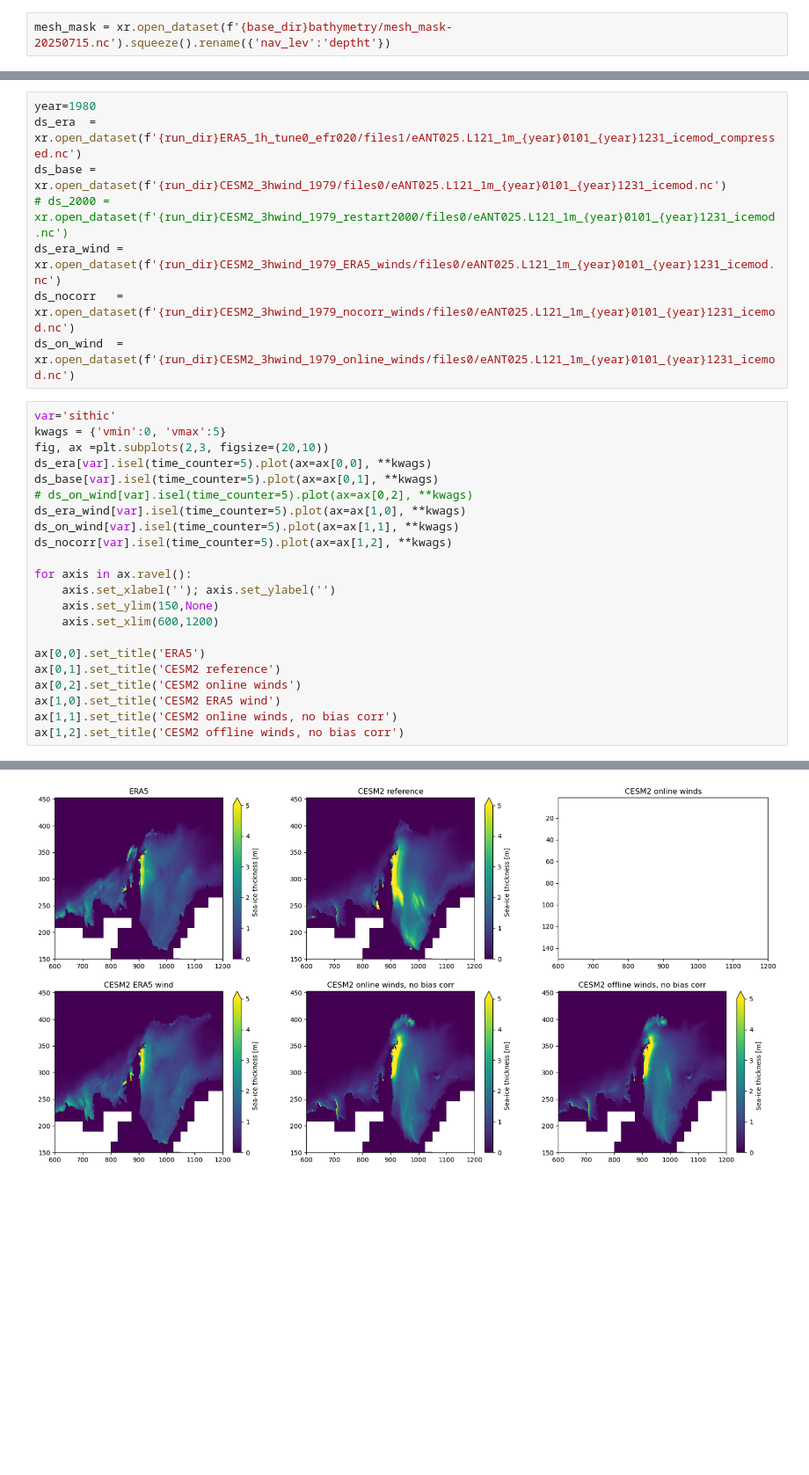
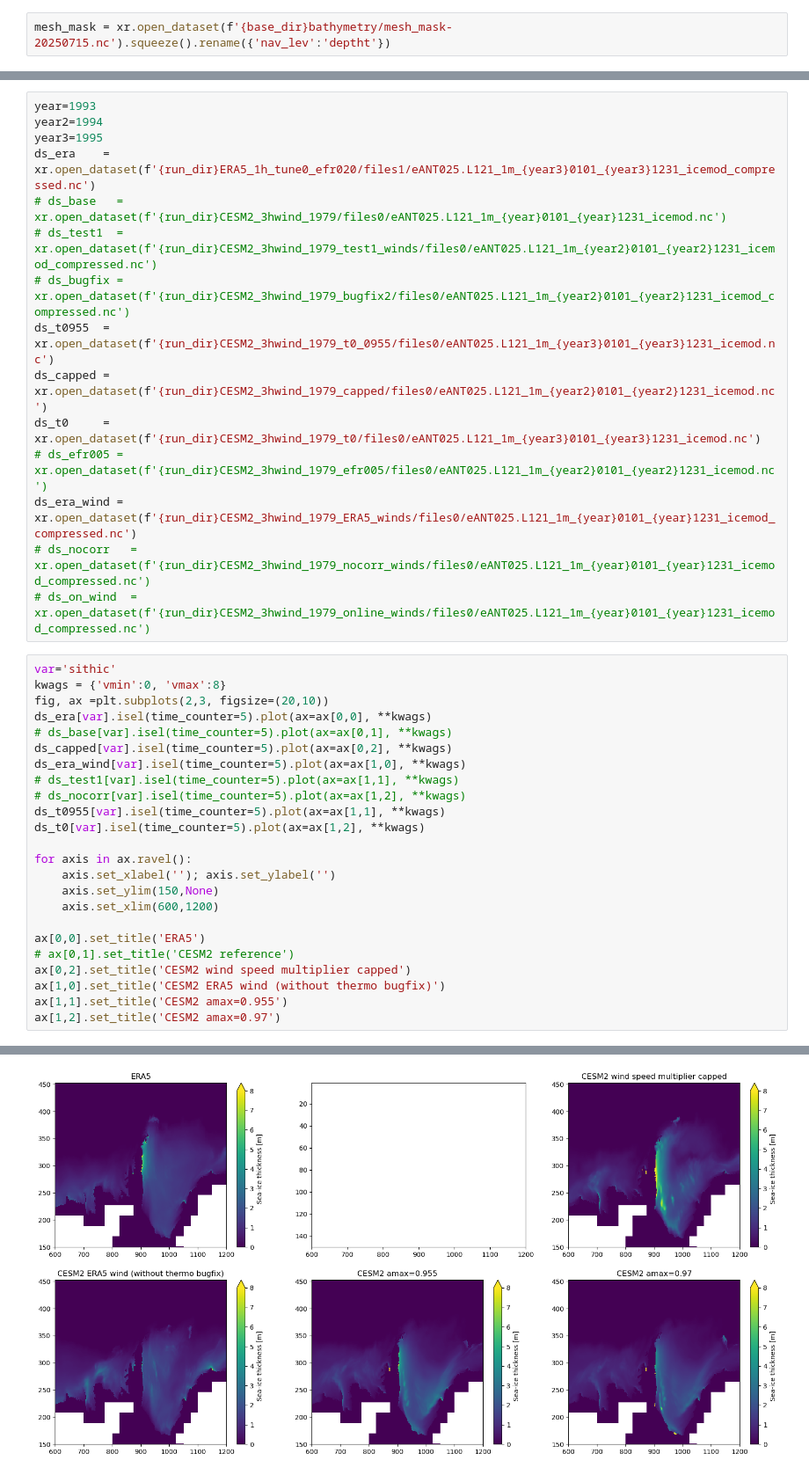
Before and after one commit to brogalla/analysis-birgal, a Jupyter notebook: nemo_config_setup/climate-experiments/CESM2/present_day_sea_ice.ipynb, the cells around one changed output, grey strips where cells are left out. Shown at 88% size. Saved outputs shown, nothing was run; the diff lists cells and outputs as text; blank space fills up the shorter version.

```diff
--- a/nemo_config_setup/climate-experiments/CESM2/present_day_sea_ice.ipynb
+++ b/nemo_config_setup/climate-experiments/CESM2/present_day_sea_ice.ipynb
@@ -15,21 +30,30 @@ mesh_mask = xr.open_dataset(f'{base_dir}bathymetry/mesh_mask-20250715.nc').squee
 # %%
-year=1980
-ds_era  = xr.open_dataset(f'{run_dir}ERA5_1h_tune0_efr020/files1/eANT025.L121_1m_{year}0101_{year}1231_icemod_compressed.nc')
-ds_base = xr.open_dataset(f'{run_dir}CESM2_3hwind_1979/files0/eANT025.L121_1m_{year}0101_{year}1231_icemod.nc')
-# ds_2000 = xr.open_dataset(f'{run_dir}CESM2_3hwind_1979_restart2000/files0/eANT025.L121_1m_{year}0101_{year}1231_icemod.nc')
-ds_era_wind = xr.open_dataset(f'{run_dir}CESM2_3hwind_1979_ERA5_winds/files0/eANT025.L121_1m_{year}0101_{year}1231_icemod.nc')
-ds_nocorr   = xr.open_dataset(f'{run_dir}CESM2_3hwind_1979_nocorr_winds/files0/eANT025.L121_1m_{year}0101_{year}1231_icemod.nc')
-ds_on_wind  = xr.open_dataset(f'{run_dir}CESM2_3hwind_1979_online_winds/files0/eANT025.L121_1m_{year}0101_{year}1231_icemod.nc')
+year=1993
+year2=1994
+year3=1995
+ds_era    = xr.open_dataset(f'{run_dir}ERA5_1h_tune0_efr020/files1/eANT025.L121_1m_{year3}0101_{year3}1231_icemod_compressed.nc')
+# ds_base   = xr.open_dataset(f'{run_dir}CESM2_3hwind_1979/files0/eANT025.L121_1m_{year}0101_{year}1231_icemod.nc')
+# ds_test1  = xr.open_dataset(f'{run_dir}CESM2_3hwind_1979_test1_winds/files0/eANT025.L121_1m_{year2}0101_{year2}1231_icemod_compressed.nc')
+# ds_bugfix = xr.open_dataset(f'{run_dir}CESM2_3hwind_1979_bugfix2/files0/eANT025.L121_1m_{year2}0101_{year2}1231_icemod_compressed.nc')
+ds_t0955  = xr.open_dataset(f'{run_dir}CESM2_3hwind_1979_t0_0955/files0/eANT025.L121_1m_{year3}0101_{year3}1231_icemod.nc')
+ds_capped = xr.open_dataset(f'{run_dir}CESM2_3hwind_1979_capped/files0/eANT025.L121_1m_{year2}0101_{year2}1231_icemod.nc')
+ds_t0     = xr.open_dataset(f'{run_dir}CESM2_3hwind_1979_t0/files0/eANT025.L121_1m_{year3}0101_{year3}1231_icemod.nc')
+# ds_efr005 = xr.open_dataset(f'{run_dir}CESM2_3hwind_1979_efr005/files0/eANT025.L121_1m_{year2}0101_{year2}1231_icemod.nc')
+ds_era_wind = xr.open_dataset(f'{run_dir}CESM2_3hwind_1979_ERA5_winds/files0/eANT025.L121_1m_{year}0101_{year}1231_icemod_compressed.nc')
+# ds_nocorr   = xr.open_dataset(f'{run_dir}CESM2_3hwind_1979_nocorr_winds/files0/eANT025.L121_1m_{year}0101_{year}1231_icemod_compressed.nc')
+# ds_on_wind  = xr.open_dataset(f'{run_dir}CESM2_3hwind_1979_online_winds/files0/eANT025.L121_1m_{year}0101_{year}1231_icemod_compressed.nc')
 # %%
 var='sithic'
-kwags = {'vmin':0, 'vmax':5}
+kwags = {'vmin':0, 'vmax':8}
 fig, ax =plt.subplots(2,3, figsize=(20,10))
 ds_era[var].isel(time_counter=5).plot(ax=ax[0,0], **kwags)
-ds_base[var].isel(time_counter=5).plot(ax=ax[0,1], **kwags)
-# ds_on_wind[var].isel(time_counter=5).plot(ax=ax[0,2], **kwags)
+# ds_base[var].isel(time_counter=5).plot(ax=ax[0,1], **kwags)
+ds_capped[var].isel(time_counter=5).plot(ax=ax[0,2], **kwags)
 ds_era_wind[var].isel(time_counter=5).plot(ax=ax[1,0], **kwags)
-ds_on_wind[var].isel(time_counter=5).plot(ax=ax[1,1], **kwags)
-ds_nocorr[var].isel(time_counter=5).plot(ax=ax[1,2], **kwags)
+# ds_test1[var].isel(time_counter=5).plot(ax=ax[1,1], **kwags)
+# ds_nocorr[var].isel(time_counter=5).plot(ax=ax[1,2], **kwags)
+ds_t0955[var].isel(time_counter=5).plot(ax=ax[1,1], **kwags)
+ds_t0[var].isel(time_counter=5).plot(ax=ax[1,2], **kwags)
 
 for axis in ax.ravel():
     axis.set_xlabel(''); axis.set_ylabel('')
@@ -37,9 +61,9 @@ for axis in ax.ravel():
     axis.set_xlim(600,1200)
 
 ax[0,0].set_title('ERA5')
-ax[0,1].set_title('CESM2 reference')
-ax[0,2].set_title('CESM2 online winds')
-ax[1,0].set_title('CESM2 ERA5 wind')
-ax[1,1].set_title('CESM2 online winds, no bias corr')
-ax[1,2].set_title('CESM2 offline winds, no bias corr')
+# ax[0,1].set_title('CESM2 reference')
+ax[0,2].set_title('CESM2 wind speed multiplier capped')
+ax[1,0].set_title('CESM2 ERA5 wind (without thermo bugfix)')
+ax[1,1].set_title('CESM2 amax=0.955')
+ax[1,2].set_title('CESM2 amax=0.97')
 # %% [output]
@@ -47 +71 @@ Text(0.5, 1.0, 'CESM2 offline winds, no bias corr')
-[figure, old version]
+[figure, new version]
```
Also changed, not shown: parts of 3 cells of this notebook, 2 other files.
